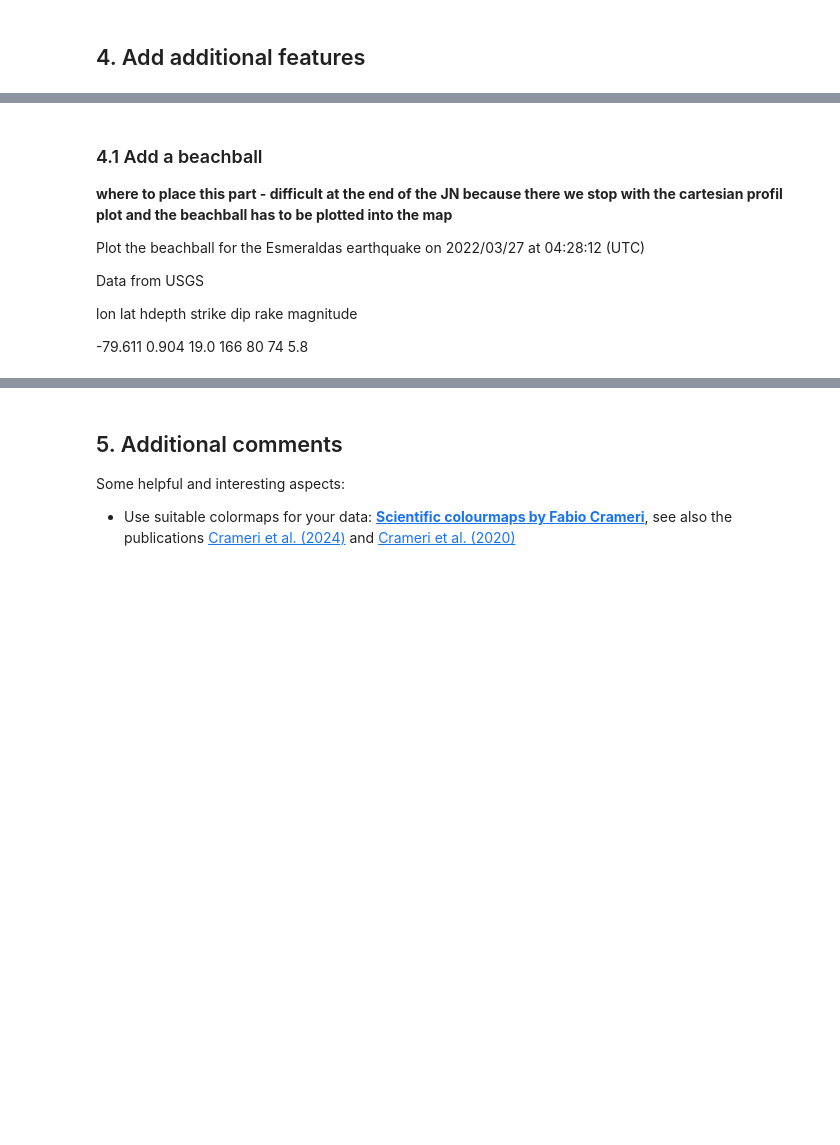
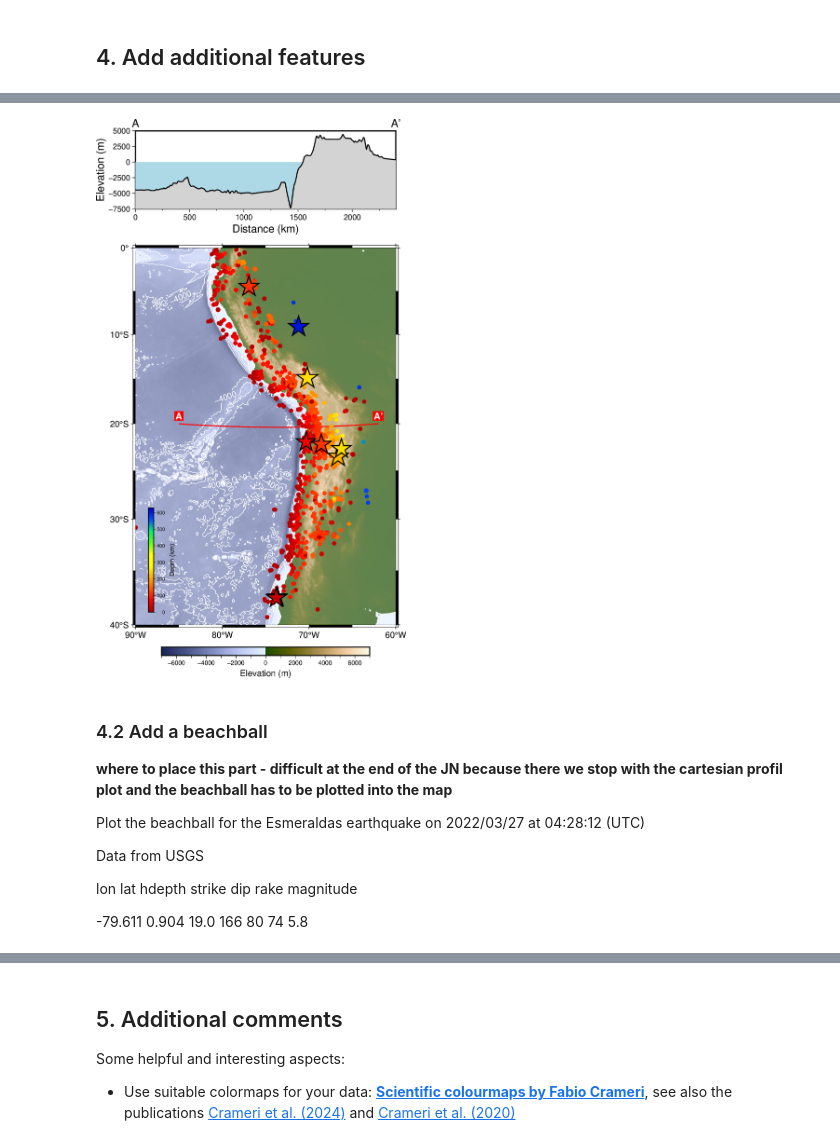
Before and after one commit to GenericMappingTools/agu24workshop, a Jupyter notebook: book/tut4_geophysics.ipynb, the cells around one changed output, grey strips where cells are left out. Drawn from its saved outputs; the diff is of its cells as text; code cells hidden in the pictures; blank space fills up the shorter version.

Commit message:
add seismicity code, need to add note

```diff
--- a/book/tut4_geophysics.ipynb
+++ b/book/tut4_geophysics.ipynb
@@ -238,0 +248,6 @@ fig.show(dpi=150)
+# %%
+fig.shift_origin(yshift="-16c")  # Manually adjusted
+fig.basemap(projection="M10c", region=region, frame="rltb")
+
+df = pd.read_csv('seismicity_2022.csv')
+df.head()
@@ -239,5 +261,29 @@ fig.show(dpi=150)
+# %%
+pygmt.makecpt(cmap="seis", series=[0, df["depth"].max()], )
+
+tmpdf = df[df["mag"]<6]
+fig.plot(x=tmpdf["lon"],
+         y=tmpdf["lat"],
+         style="cc",
+         size=np.log10(tmpdf["mag"])/4,
+         fill = tmpdf["depth"],
+         cmap=True)
+
+tmpdf = df[df["mag"]>=6]
+fig.plot(x=tmpdf["lon"],
+         y=tmpdf["lat"],
+         style="ac",
+         size=np.log10(tmpdf["mag"]),
+         fill = tmpdf["depth"],
+         pen="1p,black",
+         cmap=True)
+
+fig.colorbar(position="x0.5c/0.5c+w4c/0.2c+v+mc", frame=["a100f50+lDepth (km)"])
+fig.show()
+# %% [output]
+[figure, added]
 # %% [markdown]
-### 4.1 Add a beachball
+### 4.2 Add a beachball
 
 **where to place this part - difficult at the end of the JN because there we stop with the cartesian profil plot and the beachball has to be plotted into the map**
 
```
Also changed, not shown: parts of 8 cells of this notebook.
